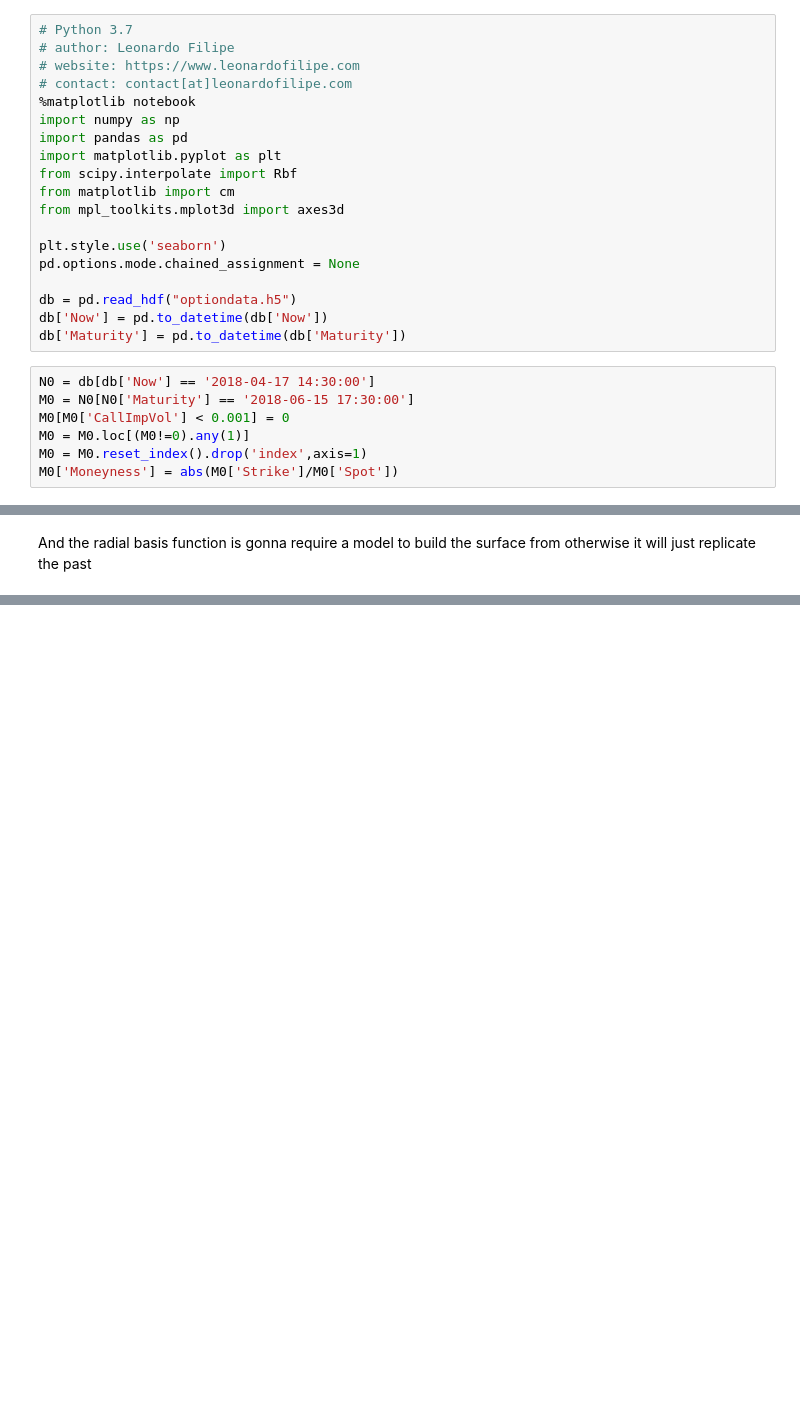
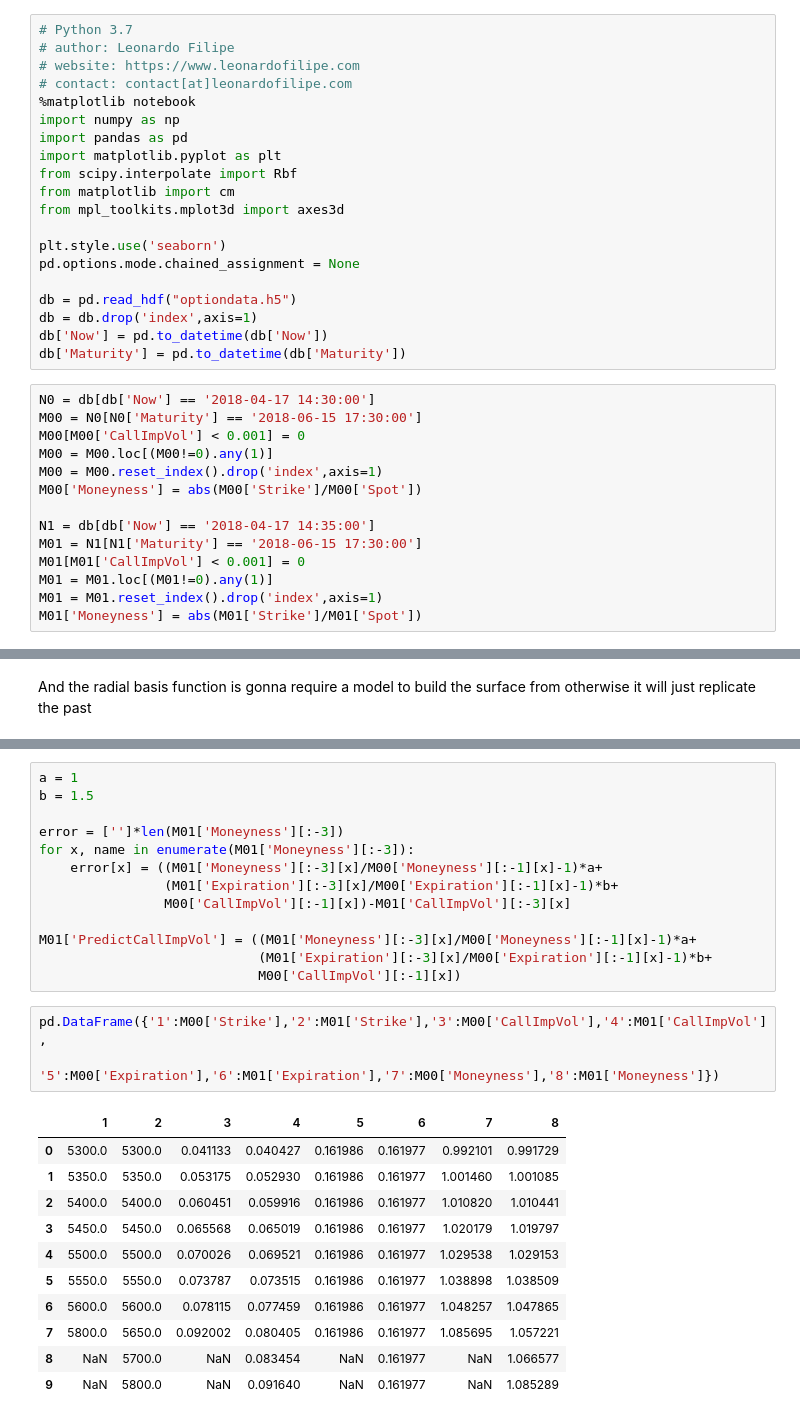
Before and after one commit to LongOnly/Implied-Volatility-Modelling, a Jupyter notebook: Implied Volatility Modelling.ipynb, the cells around one changed output, grey strips where cells are left out. Saved outputs shown, nothing was run; the diff lists cells and outputs as text; blank space fills up the shorter version.

```diff
--- a/Implied Volatility Modelling.ipynb
+++ b/Implied Volatility Modelling.ipynb
@@ -15,13 +15,21 @@ plt.style.use('seaborn')
 pd.options.mode.chained_assignment = None
 
 db = pd.read_hdf("optiondata.h5")
+db = db.drop('index',axis=1)
 db['Now'] = pd.to_datetime(db['Now'])
 db['Maturity'] = pd.to_datetime(db['Maturity'])
 # %%
 N0 = db[db['Now'] == '2018-04-17 14:30:00']
-M0 = N0[N0['Maturity'] == '2018-06-15 17:30:00']
-M0[M0['CallImpVol'] < 0.001] = 0
-M0 = M0.loc[(M0!=0).any(1)]
-M0 = M0.reset_index().drop('index',axis=1)
-M0['Moneyness'] = abs(M0['Strike']/M0['Spot'])
+M00 = N0[N0['Maturity'] == '2018-06-15 17:30:00']
+M00[M00['CallImpVol'] < 0.001] = 0
+M00 = M00.loc[(M00!=0).any(1)]
+M00 = M00.reset_index().drop('index',axis=1)
+M00['Moneyness'] = abs(M00['Strike']/M00['Spot'])
+
+N1 = db[db['Now'] == '2018-04-17 14:35:00']
+M01 = N1[N1['Maturity'] == '2018-06-15 17:30:00']
+M01[M01['CallImpVol'] < 0.001] = 0
+M01 = M01.loc[(M01!=0).any(1)]
+M01 = M01.reset_index().drop('index',axis=1)
+M01['Moneyness'] = abs(M01['Strike']/M01['Spot'])
 # %%
@@ -100,0 +111,28 @@ def predictionerror():
+# %%
+a = 1
+b = 1.5
+
+error = ['']*len(M01['Moneyness'][:-3])
+for x, name in enumerate(M01['Moneyness'][:-3]):
+    error[x] = ((M01['Moneyness'][:-3][x]/M00['Moneyness'][:-1][x]-1)*a+
+                (M01['Expiration'][:-3][x]/M00['Expiration'][:-1][x]-1)*b+
+                M00['CallImpVol'][:-1][x])-M01['CallImpVol'][:-3][x]
+
+M01['PredictCallImpVol'] = ((M01['Moneyness'][:-3][x]/M00['Moneyness'][:-1][x]-1)*a+
+                            (M01['Expiration'][:-3][x]/M00['Expiration'][:-1][x]-1)*b+
+                            M00['CallImpVol'][:-1][x])
+# %%
+pd.DataFrame({'1':M00['Strike'],'2':M01['Strike'],'3':M00['CallImpVol'],'4':M01['CallImpVol'],
+             '5':M00['Expiration'],'6':M01['Expiration'],'7':M00['Moneyness'],'8':M01['Moneyness']})
+# %% [output]
+|  | 1 | 2 | 3 | 4 | 5 | 6 | 7 | 8 |
+| 0 | 5300.0 | 5300.0 | 0.041133 | 0.040427 | 0.161986 | 0.161977 | 0.992101 | 0.991729 |
+| 1 | 5350.0 | 5350.0 | 0.053175 | 0.052930 | 0.161986 | 0.161977 | 1.001460 | 1.001085 |
+| 2 | 5400.0 | 5400.0 | 0.060451 | 0.059916 | 0.161986 | 0.161977 | 1.010820 | 1.010441 |
+| 3 | 5450.0 | 5450.0 | 0.065568 | 0.065019 | 0.161986 | 0.161977 | 1.020179 | 1.019797 |
+| 4 | 5500.0 | 5500.0 | 0.070026 | 0.069521 | 0.161986 | 0.161977 | 1.029538 | 1.029153 |
+| 5 | 5550.0 | 5550.0 | 0.073787 | 0.073515 | 0.161986 | 0.161977 | 1.038898 | 1.038509 |
+| 6 | 5600.0 | 5600.0 | 0.078115 | 0.077459 | 0.161986 | 0.161977 | 1.048257 | 1.047865 |
+| 7 | 5800.0 | 5650.0 | 0.092002 | 0.080405 | 0.161986 | 0.161977 | 1.085695 | 1.057221 |
+| 8 | NaN | 5700.0 | NaN | 0.083454 | NaN | 0.161977 | NaN | 1.066577 |
+| 9 | NaN | 5800.0 | NaN | 0.091640 | NaN | 0.161977 | NaN | 1.085289 |
```
Also changed, not shown: parts of 4 cells of this notebook.
